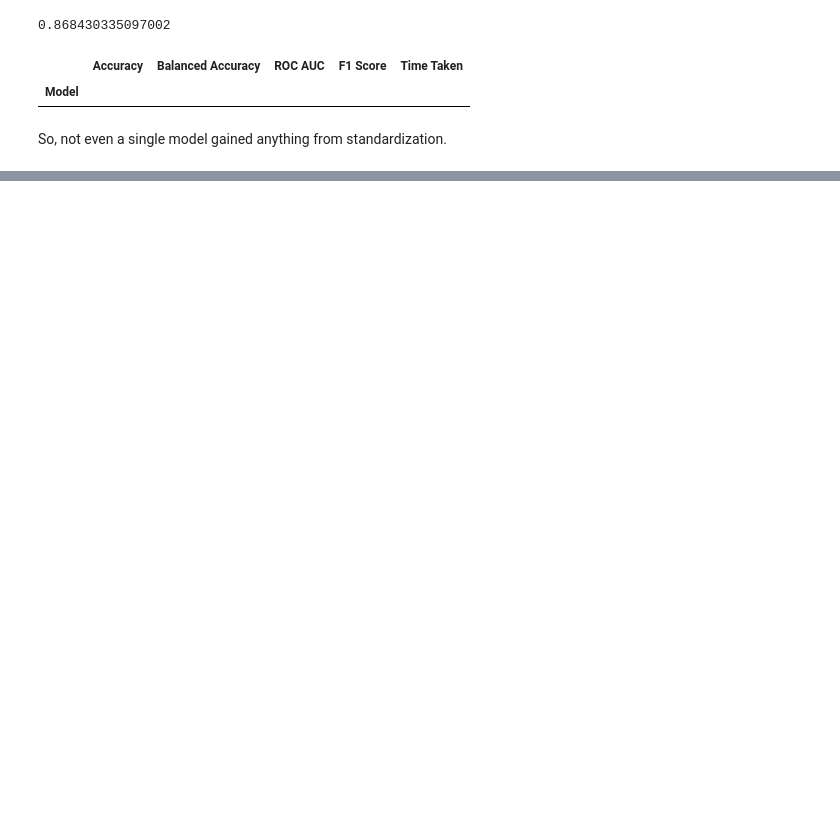
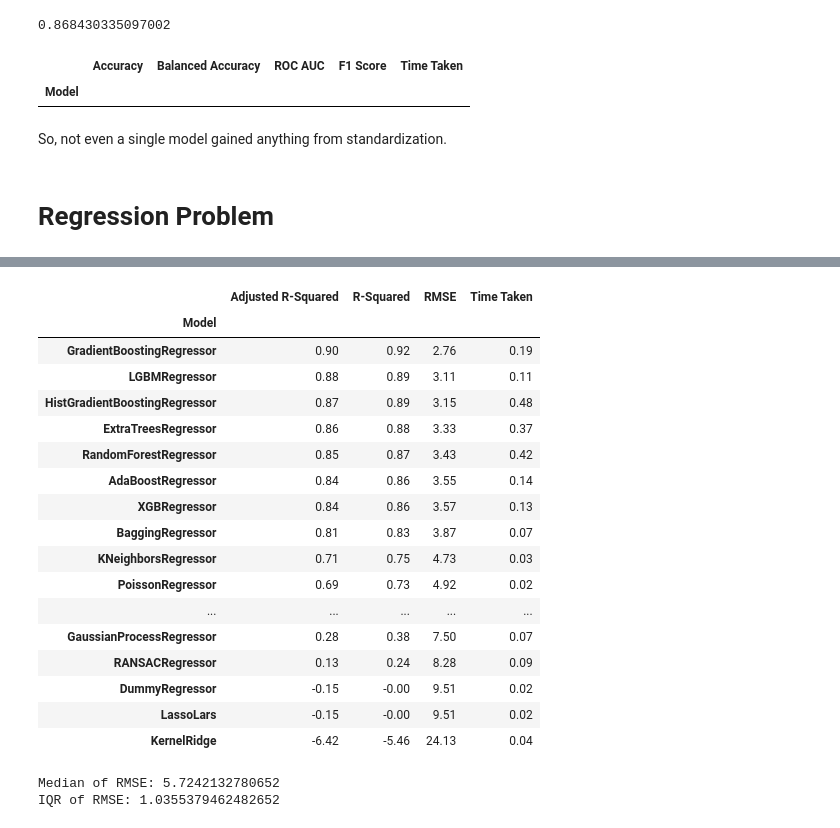
Before and after one commit to Yasir323/lazy-import, a Jupyter notebook: Lazy_Import_and_Pyforest.ipynb, the cells around one changed output, grey strips where cells are left out. Cells and saved outputs as stored; diff of their text form; code cells hidden in the pictures; blank space fills up the shorter version.

```diff
--- a/Lazy_Import_and_Pyforest.ipynb
+++ b/Lazy_Import_and_Pyforest.ipynb
@@ -202,3 +207,24 @@ models2.loc[mask]
 | Model |  |  |  |  |  |
 # %% [markdown]
 So, not even a single model gained anything from standardization.
+# %% [markdown]
+# Regression Problem
+# %%
+from lazypredict.Supervised import LazyRegressor
+from sklearn.datasets import load_boston
+from sklearn.utils import shuffle
+
+boston = load_boston()
+X, y = shuffle(boston.data, boston.target, random_state=13)
+X = X.astype(np.float32)
+
+offset = int(X.shape[0] * 0.8)
+
+X_train, y_train = X[:offset], y[:offset]
+X_test, y_test = X[offset:], y[offset:]
+
+reg = LazyRegressor(verbose=0, ignore_warnings=False, custom_metric=None)
+models3, predictions3 = reg.fit(X_train, X_test, y_train, y_test)
+
+models3
+# %% [output]
@@ -204,0 +232,23 @@ So, not even a single model gained anything from standardization.
+|  | Adjusted R-Squared | R-Squared | RMSE | Time Taken |
+| Model |  |  |  |  |
+| GradientBoostingRegressor | 0.90 | 0.92 | 2.76 | 0.19 |
+| LGBMRegressor | 0.88 | 0.89 | 3.11 | 0.11 |
+| HistGradientBoostingRegressor | 0.87 | 0.89 | 3.15 | 0.48 |
+| ExtraTreesRegressor | 0.86 | 0.88 | 3.33 | 0.37 |
+| RandomForestRegressor | 0.85 | 0.87 | 3.43 | 0.42 |
+| AdaBoostRegressor | 0.84 | 0.86 | 3.55 | 0.14 |
+| XGBRegressor | 0.84 | 0.86 | 3.57 | 0.13 |
+| BaggingRegressor | 0.81 | 0.83 | 3.87 | 0.07 |
+| KNeighborsRegressor | 0.71 | 0.75 | 4.73 | 0.03 |
+| PoissonRegressor | 0.69 | 0.73 | 4.92 | 0.02 |
+| ... | ... | ... | ... | ... |
+| GaussianProcessRegressor | 0.28 | 0.38 | 7.50 | 0.07 |
+| RANSACRegressor | 0.13 | 0.24 | 8.28 | 0.09 |
+| DummyRegressor | -0.15 | -0.00 | 9.51 | 0.02 |
+| LassoLars | -0.15 | -0.00 | 9.51 | 0.02 |
+| KernelRidge | -6.42 | -5.46 | 24.13 | 0.04 |
+# %%
+print(f'Median of RMSE: {models3.RMSE.median()}\nIQR of RMSE: {models3.RMSE.quantile(0.75) - models3.RMSE.quantile(0.25)}')
+# %% [output]
+Median of RMSE: 5.7242132780652
+IQR of RMSE: 1.0355379462482652
```
Also changed, not shown: parts of 24 cells of this notebook.
